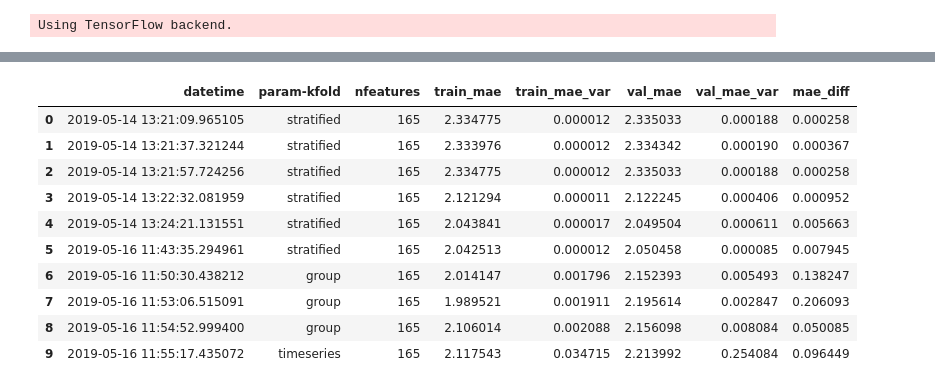
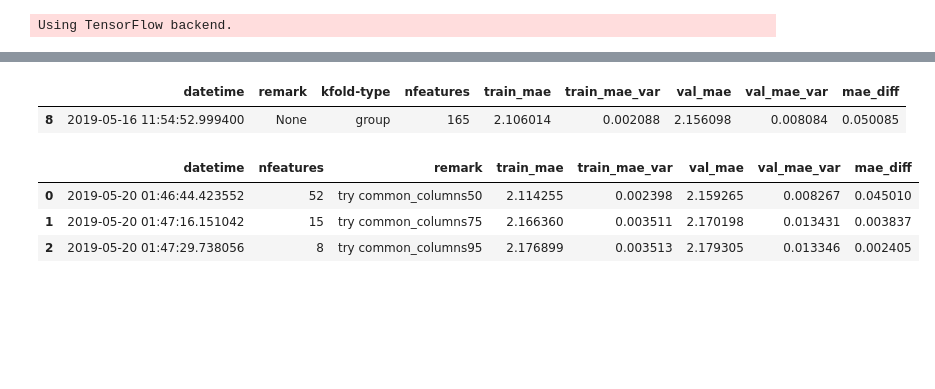
Before and after one commit to arhow/LANLEarthquakePrediction2019, a Jupyter notebook: lasso.ipynb, the cells around one changed output, grey strips where cells are left out. Drawn from its saved outputs; the diff is of its cells as text; code cells hidden in the pictures; blank space fills up the shorter version.

```diff
--- a/lasso.ipynb
+++ b/lasso.ipynb
@@ -237,0 +127,9 @@ param = {'algorithm': {'cls': 'Lasso',
+# %%
+db = DFDB('../trial2/lasso.pkl', auto_commit=False)
+# %%
+df_trial_lasso = pd.read_pickle('../trial/lasso.pkl')
+df_trial_lasso['kfold-type'] = df_trial_lasso['param'].apply(lambda x: x['kfold']['type'])
+df_trial_lasso.loc[8:8][['datetime','remark','kfold-type' ,'nfeatures', 'train_mae','train_mae_var','val_mae','val_mae_var','mae_diff']]
+# %% [output]
+|  | datetime | remark | kfold-type | nfeatures | train_mae | train_mae_var | val_mae | val_mae_var | mae_diff |
+| 8 | 2019-05-16 11:54:52.999400 | None | group | 165 | 2.106014 | 0.002088 | 2.156098 | 0.008084 | 0.050085 |
@@ -238,19 +156,14 @@ param = {'algorithm': {'cls': 'Lasso',
 # %%
 # run one try
-df_his,  df_feature_importances, df_valid_pred, df_test_pred =  EP.process(df_train, param, df_test = df_test, trial=mytrial)
+mytrial=[]
+df_his,  df_feature_importances, df_valid_pred, df_test_pred =  EP.process(df_train, param, df_test = df_test, trial=mytrial, remark='try common_columns95')
+for trial_i in mytrial:
+    db.insert(trial_i)
+df_trial = db.select()
 # %%
-df_trial = pd.DataFrame(mytrial)
-df_trial['param-kfold'] = df_trial['param'].apply(lambda x: x['kfold']['type'])
-df_trial[['datetime','param-kfold','nfeatures', 'train_mae','train_mae_var','val_mae','val_mae_var','mae_diff']]
+df_trial[['datetime','nfeatures', 'remark', 'train_mae','train_mae_var','val_mae','val_mae_var','mae_diff']]
 # %% [output]
-|  | datetime | param-kfold | nfeatures | train_mae | train_mae_var | val_mae | val_mae_var | mae_diff |
-| 0 | 2019-05-14 13:21:09.965105 | stratified | 165 | 2.334775 | 0.000012 | 2.335033 | 0.000188 | 0.000258 |
-| 1 | 2019-05-14 13:21:37.321244 | stratified | 165 | 2.333976 | 0.000012 | 2.334342 | 0.000190 | 0.000367 |
-| 2 | 2019-05-14 13:21:57.724256 | stratified | 165 | 2.334775 | 0.000012 | 2.335033 | 0.000188 | 0.000258 |
-| 3 | 2019-05-14 13:22:32.081959 | stratified | 165 | 2.121294 | 0.000011 | 2.122245 | 0.000406 | 0.000952 |
-| 4 | 2019-05-14 13:24:21.131551 | stratified | 165 | 2.043841 | 0.000017 | 2.049504 | 0.000611 | 0.005663 |
-| 5 | 2019-05-16 11:43:35.294961 | stratified | 165 | 2.042513 | 0.000012 | 2.050458 | 0.000085 | 0.007945 |
-| 6 | 2019-05-16 11:50:30.438212 | group | 165 | 2.014147 | 0.001796 | 2.152393 | 0.005493 | 0.138247 |
-| 7 | 2019-05-16 11:53:06.515091 | group | 165 | 1.989521 | 0.001911 | 2.195614 | 0.002847 | 0.206093 |
-| 8 | 2019-05-16 11:54:52.999400 | group | 165 | 2.106014 | 0.002088 | 2.156098 | 0.008084 | 0.050085 |
-| 9 | 2019-05-16 11:55:17.435072 | timeseries | 165 | 2.117543 | 0.034715 | 2.213992 | 0.254084 | 0.096449 |
+|  | datetime | nfeatures | remark | train_mae | train_mae_var | val_mae | val_mae_var | mae_diff |
+| 0 | 2019-05-20 01:46:44.423552 | 52 | try common_columns50 | 2.114255 | 0.002398 | 2.159265 | 0.008267 | 0.045010 |
+| 1 | 2019-05-20 01:47:16.151042 | 15 | try common_columns75 | 2.166360 | 0.003511 | 2.170198 | 0.013431 | 0.003837 |
+| 2 | 2019-05-20 01:47:29.738056 | 8 | try common_columns95 | 2.176899 | 0.003513 | 2.179305 | 0.013346 | 0.002405 |
```
Also changed, not shown: parts of 24 cells of this notebook, 12 other files.
